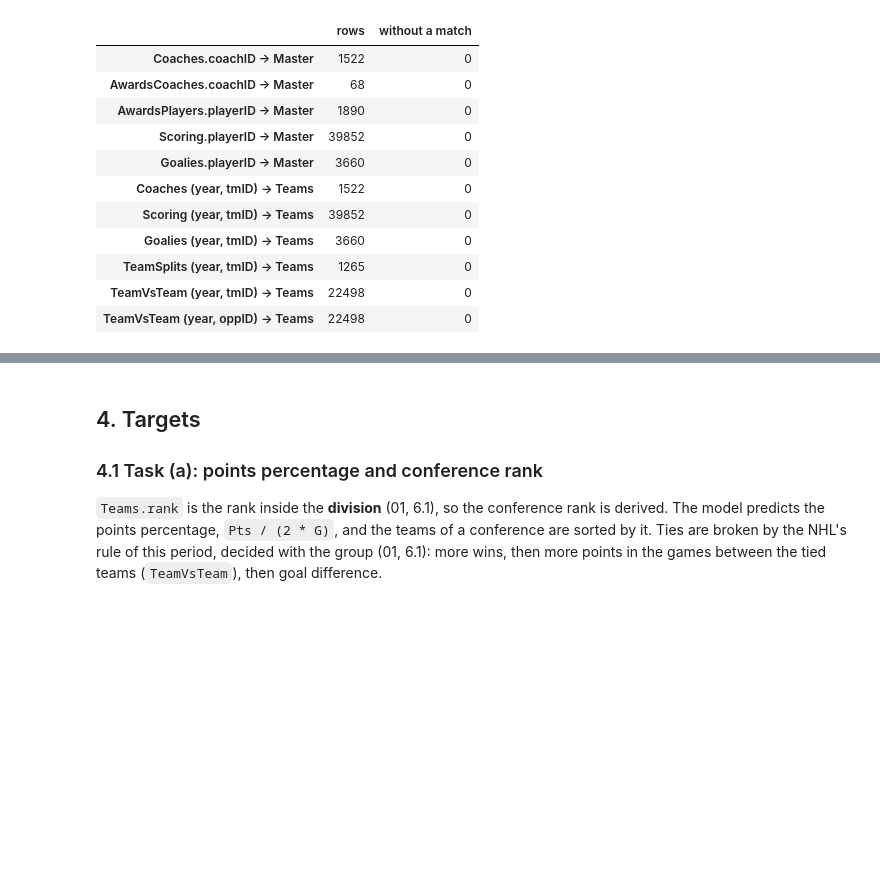
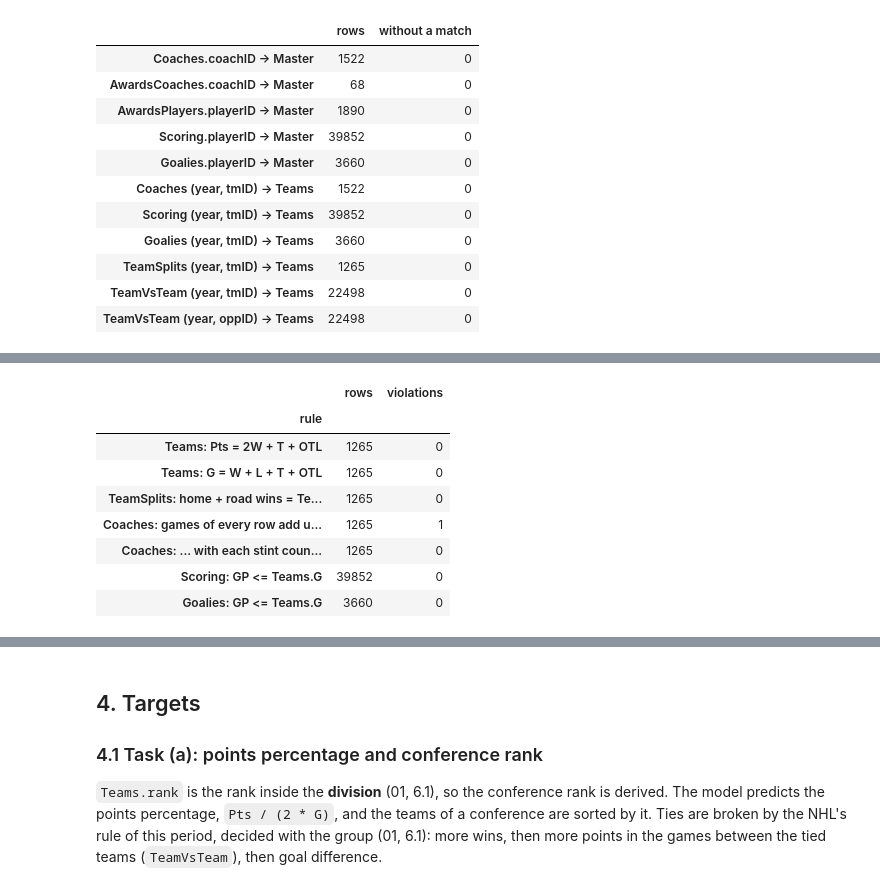
Before and after one commit to b3lchior/feup-ac, a Jupyter notebook: 02_data_prep.ipynb, the cells around one changed output, grey strips where cells are left out. Cells and saved outputs as stored; diff of their text form; code cells hidden in the pictures; blank space fills up the shorter version.

```diff
--- a/02_data_prep.ipynb
+++ b/02_data_prep.ipynb
@@ -213,0 +224,73 @@ match_table
+# %%
+db = sqlite3.connect(":memory:")
+for name, df in {"teams": teams, "coaches": coaches, "scoring": scoring, "goalies": goalies, "splits": splits, "vs": vs,
+                 "awards_coaches": awards_coaches, "awards_players": awards_players, "master": master}.items():
+    df.drop(columns=["playoff_depth"], errors="ignore").to_sql(name, db, index=False)       # the tables as read, before section 3.2
+for table, cols in [("teams", "year, tmID"), ("coaches", "year, tmID"), ("scoring", "year, tmID"), ("goalies", "year, tmID"),
+                    ("splits", "year, tmID"), ("vs", "year, tmID, oppID"), ("master", "playerID"), ("master", "coachID")]:
+    db.execute(f"CREATE INDEX idx_{table}_{cols.replace(', ', '_')} ON {table} ({cols})")
+
+
+def sql(query, **params):
+    return pd.read_sql_query(query, db, params=params)
+
+
+# matching entities: an anti-join per key
+LINKS = [("Coaches.coachID → Master", "coaches", "(SELECT DISTINCT coachID FROM master)", "coachID"),
+         ("AwardsCoaches.coachID → Master", "awards_coaches", "(SELECT DISTINCT coachID FROM master)", "coachID"),
+         ("AwardsPlayers.playerID → Master", "awards_players", "(SELECT DISTINCT playerID FROM master)", "playerID"),
+         ("Scoring.playerID → Master", "scoring", "(SELECT DISTINCT playerID FROM master)", "playerID"),
+         ("Goalies.playerID → Master", "goalies", "(SELECT DISTINCT playerID FROM master)", "playerID"),
+         ("Coaches (year, tmID) → Teams", "coaches", "teams", "year, tmID"),
+         ("Scoring (year, tmID) → Teams", "scoring", "teams", "year, tmID"),
+         ("Goalies (year, tmID) → Teams", "goalies", "teams", "year, tmID"),
+         ("TeamSplits (year, tmID) → Teams", "splits", "teams", "year, tmID"),
+         ("TeamVsTeam (year, tmID) → Teams", "vs", "teams", "year, tmID"),
+         ("TeamVsTeam (year, oppID) → Teams", "vs", "teams", "year, oppID = tmID")]
+
+
+def anti_join(link, table, other, keys):
+    on = " AND ".join(f"a.{k} = b.{k}" if "=" not in k else f"a.{k.split(' = ')[0]} = b.{k.split(' = ')[1]}" for k in keys.split(", "))
+    probe = keys.split(", ")[-1].split(" = ")[-1]
+    return f"SELECT '{link}' AS link, COUNT(*) AS rows, SUM(b.{probe} IS NULL) AS without_match FROM {table} a LEFT JOIN {other} b ON {on}"
+
+
+match_sql = sql("\nUNION ALL\n".join(anti_join(*link) for link in LINKS)).set_index("link")
+assert match_sql["rows"].equals(match_table["rows"]) and match_sql["without_match"].equals(match_table["without a match"])
+plan = sql("EXPLAIN QUERY PLAN " + anti_join(*LINKS[6]))["detail"].tolist()
+assert any("INDEX" in step for step in plan)              # the join on (year, tmID) is answered by the index
+
+# the season before, inside the franchise
+previous_sql = sql("SELECT year, tmID, franchID, LAG(year) OVER (PARTITION BY franchID ORDER BY year) AS franchise_previous FROM teams")
+previous_pd = teams[["year", "tmID"]].assign(previous=teams.groupby("franchID")["year"].shift(1)).merge(previous_sql, on=["year", "tmID"])
+assert previous_pd["previous"].fillna(-1).eq(previous_pd["franchise_previous"].fillna(-1)).all()
+skipped = previous_pd.query("franchise_previous.notna() and franchise_previous != year - 1")
+
+# consistency between tables
+consistency_sql = sql("""
+SELECT 'Teams: Pts = 2W + T + OTL' AS rule, COUNT(*) AS rows, SUM(Pts != 2 * W + IFNULL(T, 0) + IFNULL(OTL, 0)) AS violations FROM teams
+UNION ALL
+SELECT 'Teams: G = W + L + T + OTL', COUNT(*), SUM(G != W + L + IFNULL(T, 0) + IFNULL(OTL, 0)) FROM teams
+UNION ALL
+SELECT 'TeamSplits: home + road wins = Teams.W', COUNT(*), SUM(s.hW + s.rW != t.W)
+  FROM splits s JOIN teams t ON s.year = t.year AND s.tmID = t.tmID
+UNION ALL
+SELECT 'Coaches: games of every row add up to Teams.G', COUNT(*), SUM(c.g != t.G)
+  FROM (SELECT year, tmID, SUM(g) AS g FROM coaches GROUP BY year, tmID) c JOIN teams t ON c.year = t.year AND c.tmID = t.tmID
+UNION ALL
+SELECT 'Coaches: ... with each stint counted once', COUNT(*), SUM(c.g != t.G)
+  FROM (SELECT year, tmID, SUM(g) AS g FROM (SELECT year, tmID, stint, MAX(g) AS g FROM coaches GROUP BY year, tmID, stint)
+         GROUP BY year, tmID) c JOIN teams t ON c.year = t.year AND c.tmID = t.tmID
+UNION ALL
+SELECT 'Scoring: GP <= Teams.G', COUNT(*), SUM(s.GP > t.G) FROM scoring s JOIN teams t ON s.year = t.year AND s.tmID = t.tmID
+UNION ALL
+SELECT 'Goalies: GP <= Teams.G', COUNT(*), SUM(g.GP > t.G) FROM goalies g JOIN teams t ON g.year = t.year AND g.tmID = t.tmID
+""").set_index("rule")
+assert consistency_sql["violations"].sum() == 1          # only Detroit 1998, two co-coaches of the same stint (01, 5.3)
+
+print("matching: the 11 links of 3.3 give the same counts in SQL, and no row without a match")
+print("query plan of the Scoring -> Teams join:", " | ".join(plan))
+print("seasons where the franchise's previous season is not year - 1:",
+      skipped.groupby("year").size().to_dict(), "| e.g.", skipped.query("year != 2005")[["franchID", "year", "franchise_previous"]].to_dict("records"))
+consistency_sql
+# %% [output]
@@ -213,0 +300,9 @@ match_table
+|  | rows | violations |
+| rule |  |  |
+| Teams: Pts = 2W + T + OTL | 1265 | 0 |
+| Teams: G = W + L + T + OTL | 1265 | 0 |
+| TeamSplits: home + road wins = Te... | 1265 | 0 |
+| Coaches: games of every row add u... | 1265 | 1 |
+| Coaches: ... with each stint coun... | 1265 | 0 |
+| Scoring: GP <= Teams.G | 39852 | 0 |
+| Goalies: GP <= Teams.G | 3660 | 0 |
```
Also changed, not shown: parts of 9 cells of this notebook.
